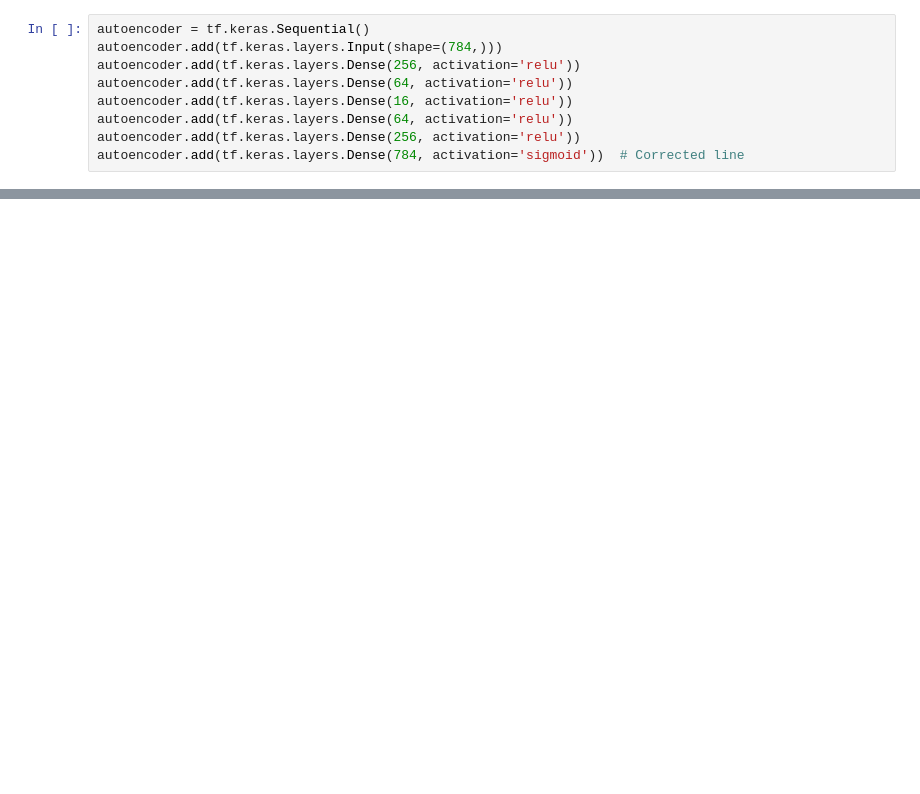
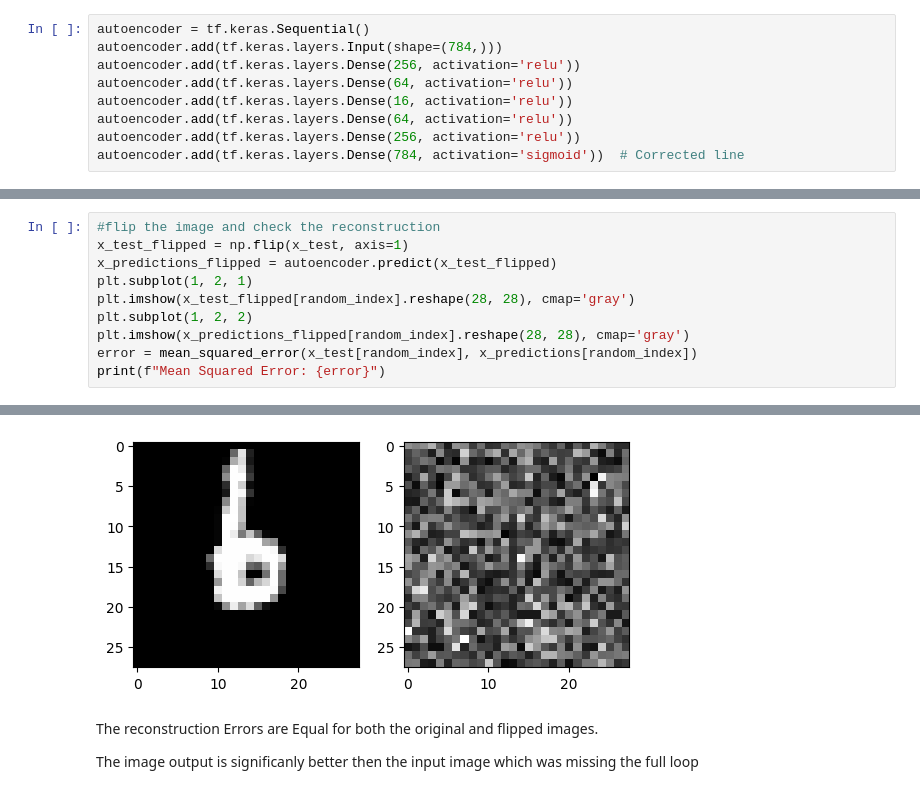
Before and after one commit to Sloosmore/USC_Course_Code, a Jupyter notebook: ITP-359/homework/homework5/autoencoder.ipynb, the cells around one changed output, grey strips where cells are left out. Cells and saved outputs as stored; diff of their text form; blank space fills up the shorter version.

```diff
--- a/ITP-359/homework/homework5/autoencoder.ipynb
+++ b/ITP-359/homework/homework5/autoencoder.ipynb
@@ -85,0 +96,11 @@ Mean Squared Error: 1.0783800519220677e-07
+# %%
+#flip the image and check the reconstruction
+x_test_flipped = np.flip(x_test, axis=1)
+x_predictions_flipped = autoencoder.predict(x_test_flipped)
+plt.subplot(1, 2, 1)
+plt.imshow(x_test_flipped[random_index].reshape(28, 28), cmap='gray')
+plt.subplot(1, 2, 2)
+plt.imshow(x_predictions_flipped[random_index].reshape(28, 28), cmap='gray')
+error = mean_squared_error(x_test[random_index], x_predictions[random_index])
+print(f"Mean Squared Error: {error}")
+# %% [output]
@@ -85,0 +109,5 @@ Mean Squared Error: 1.0783800519220677e-07
+[figure, added]
+# %% [markdown]
+The reconstruction Errors are Equal for both the original and flipped images.
+
+The image output is significanly better then the input image which was missing the full loop
```
Also changed, not shown: parts of 9 cells of this notebook, 16 other files.
